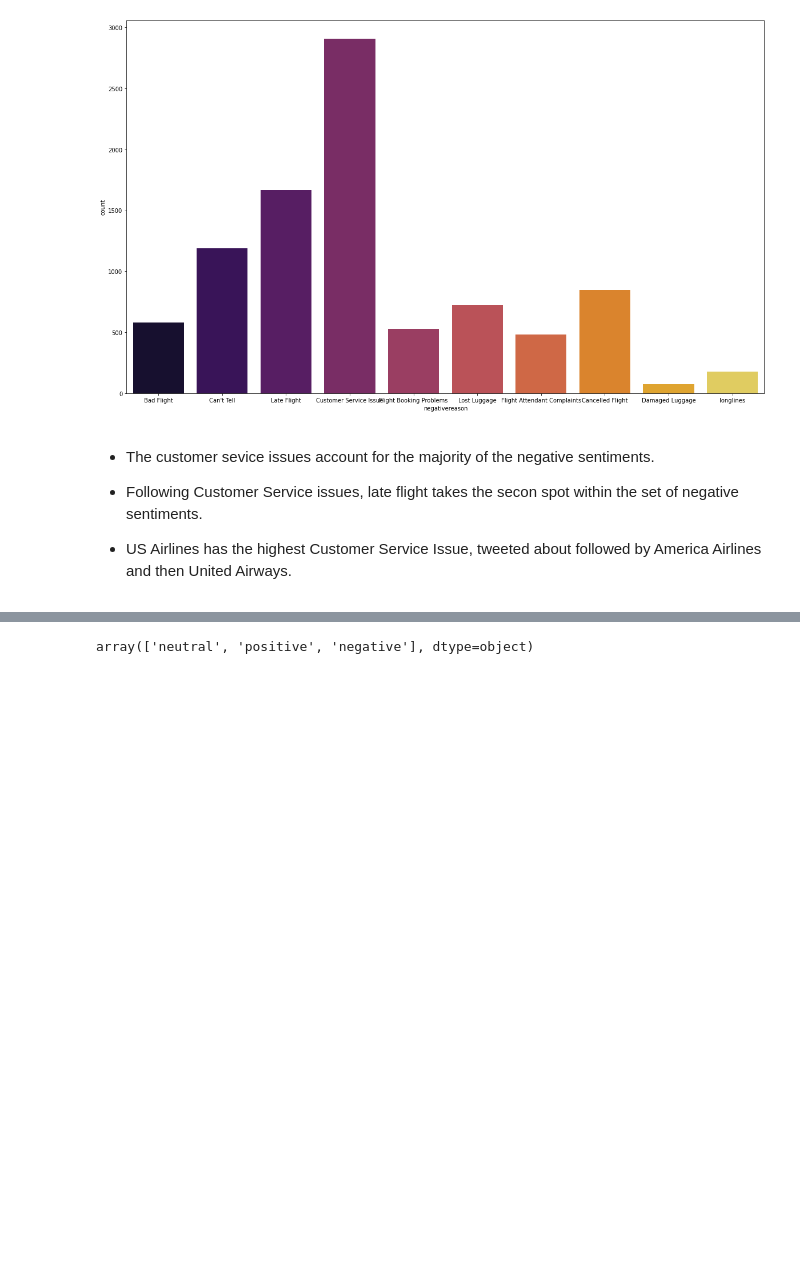
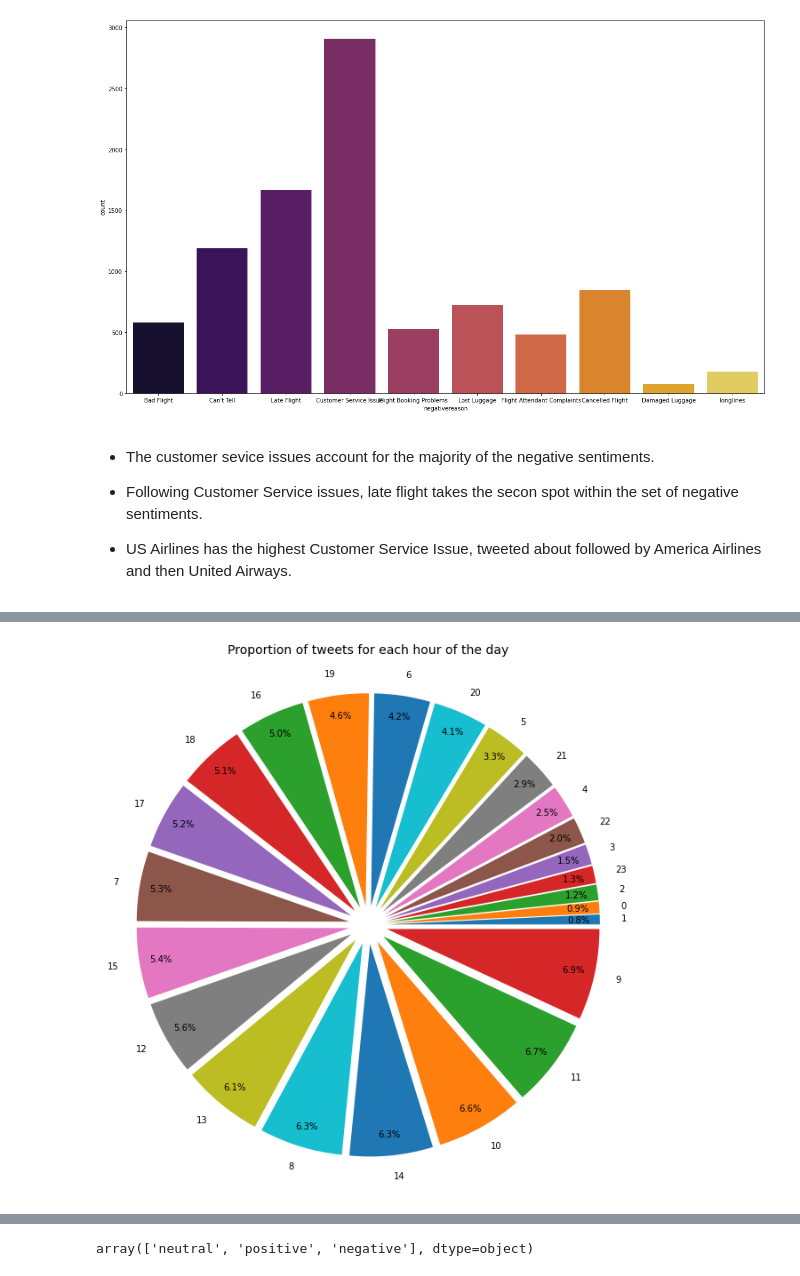
Before and after one commit to RaisaAnika/NLP_sentiment_-snalysis_airlines_review_tweet, a Jupyter notebook: NLP_CapstoneProject_UTAustin.ipynb, the cells around one changed output, grey strips where cells are left out. Drawn from its saved outputs; the diff is of its cells as text; code cells hidden in the pictures; blank space fills up the shorter version.

```diff
--- a/NLP_CapstoneProject_UTAustin.ipynb
+++ b/NLP_CapstoneProject_UTAustin.ipynb
@@ -300,0 +339,17 @@ sns.countplot(x='negativereason',palette="inferno",data = data)
+# %%
+##Extract year, date and month and time.
+
+year=[]
+month=[]
+date=[]
+hour=[]
+for x in df['tweet_created']:
+    year.append(int(x.split("-")[0]))                                          #extraction of year from date column and appending into list
+    month.append(int(x.split("-")[1]))                                         #extraction of month from date column and appending into list
+    date.append(int(x.split("-")[2].split(" ")[0]))                            #extraction of date of the month from date column and appending into list
+    hour.append(int(x.split("-")[2].split(" ")[1].split(":")[0]))              #extraction of hour of that day from date column and appending into list
+df['year']=year
+df['month']=month
+df['dates']=date
+df['hour']=hour
+df.head()
@@ -300,0 +363,8 @@ sns.countplot(x='negativereason',palette="inferno",data = data)
+# %%
+Category=df['hour'].value_counts().sort_values()
+pie, ax = plt.subplots(figsize=[20,11])
+labels = Category.keys()
+plt.pie(x=Category, autopct="%.1f%%", explode=[0.09]*24, labels=labels, pctdistance=0.9)
+plt.title("Proportion of tweets for each hour of the day", fontsize=14);
+# %% [output]
+[figure, added]
```
Also changed, not shown: parts of 18 cells of this notebook.
